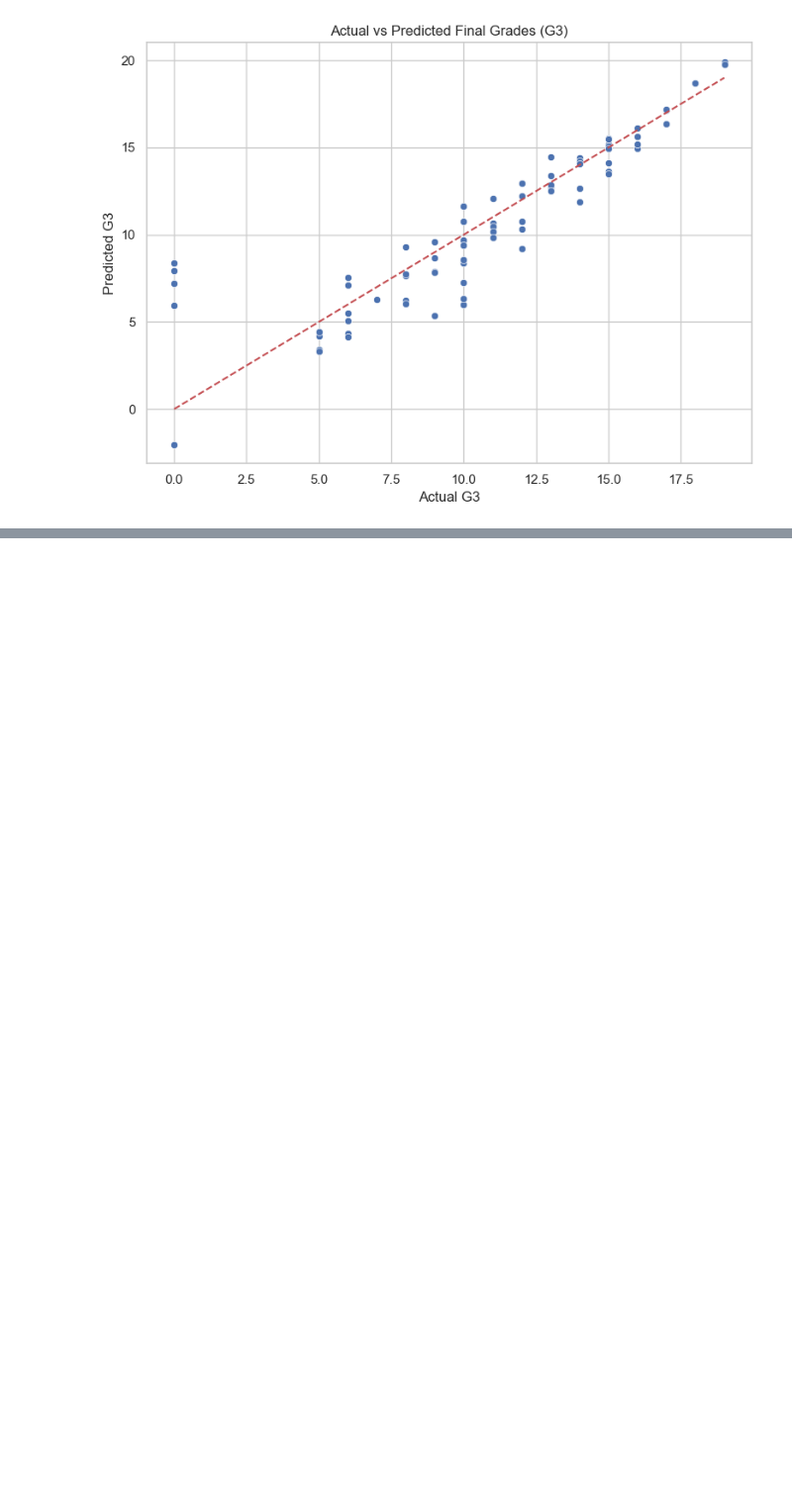
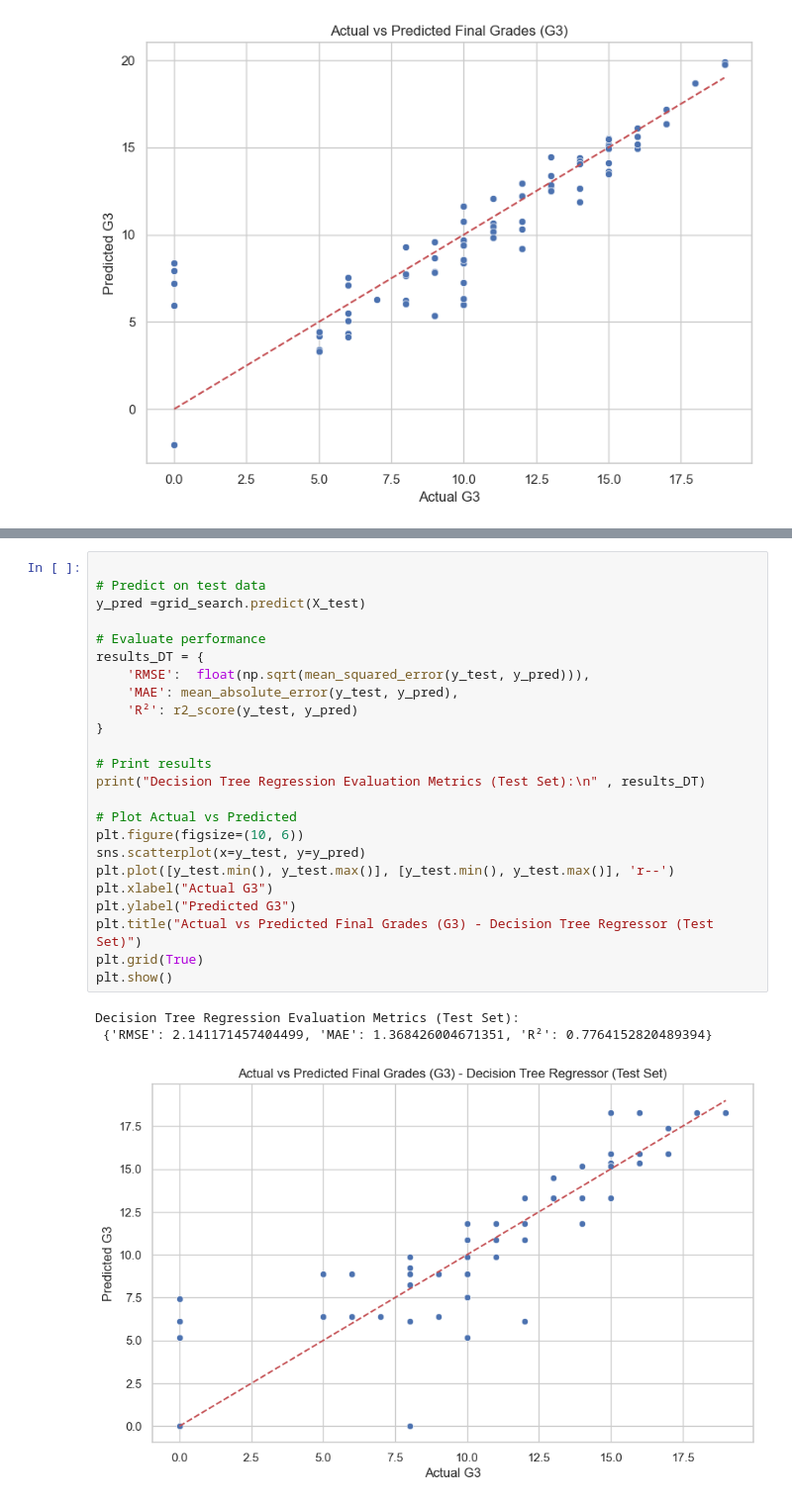
Before and after one commit to ahmeddelattarr/-StudentPerformance, a Jupyter notebook: main.ipynb, the cells around one changed output, grey strips where cells are left out. Shown at 99% size. Drawn from its saved outputs; the diff is of its cells as text; blank space fills up the shorter version.

```diff
--- a/main.ipynb
+++ b/main.ipynb
@@ -364,0 +372,28 @@ Gradient Boosting Regression Results (Test Set):
+# %%
+
+# Predict on test data
+y_pred =grid_search.predict(X_test)
+
+# Evaluate performance
+results_DT = {
+    'RMSE':  float(np.sqrt(mean_squared_error(y_test, y_pred))),
+    'MAE': mean_absolute_error(y_test, y_pred),
+    'R²': r2_score(y_test, y_pred)
+}
+
+# Print results
+print("Decision Tree Regression Evaluation Metrics (Test Set):\n" , results_DT)
+
+# Plot Actual vs Predicted
+plt.figure(figsize=(10, 6))
+sns.scatterplot(x=y_test, y=y_pred)
+plt.plot([y_test.min(), y_test.max()], [y_test.min(), y_test.max()], 'r--')
+plt.xlabel("Actual G3")
+plt.ylabel("Predicted G3")
+plt.title("Actual vs Predicted Final Grades (G3) - Decision Tree Regressor (Test Set)")
+plt.grid(True)
+plt.show()
+# %% [output]
+Decision Tree Regression Evaluation Metrics (Test Set):
+ {'RMSE': 2.141171457404499, 'MAE': 1.368426004671351, 'R²': 0.7764152820489394}
+[figure, added]
```
Also changed, not shown: parts of 35 cells of this notebook, 4 other files.
